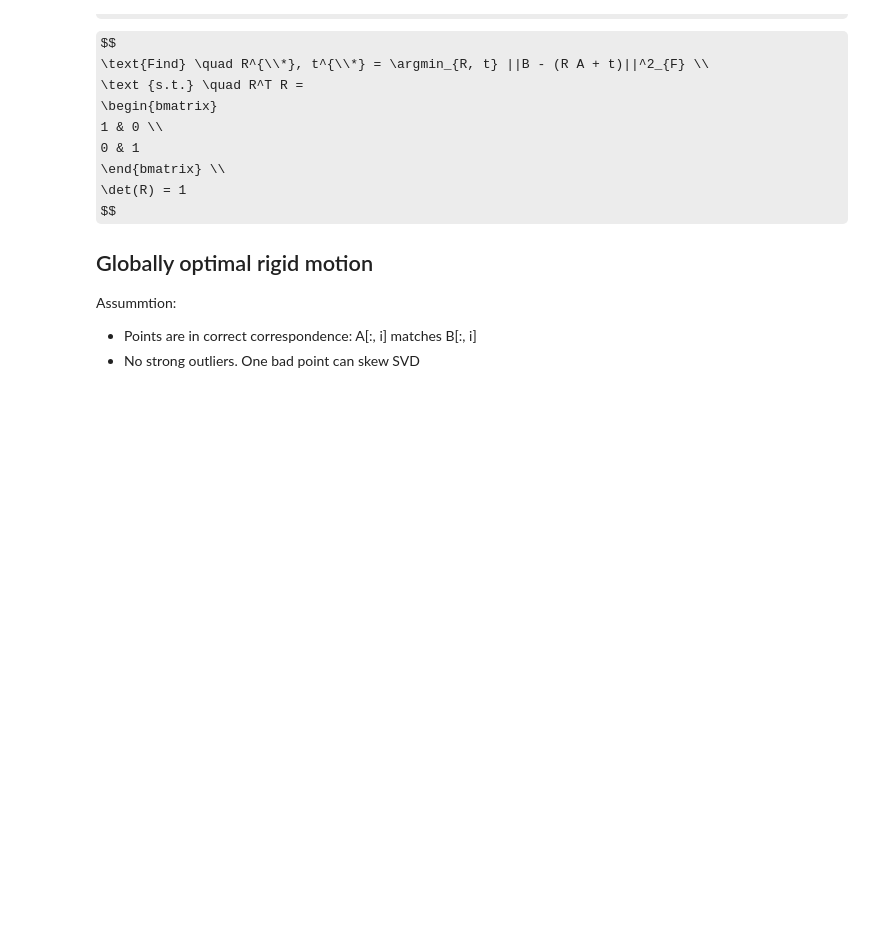
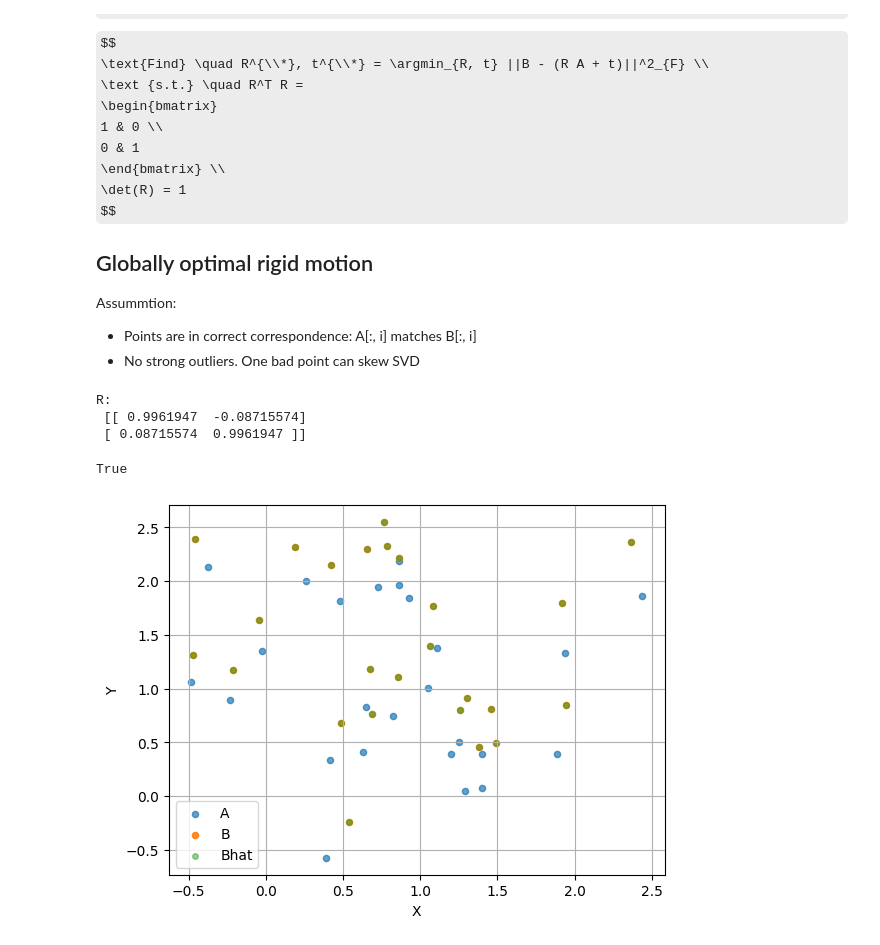
Before and after one commit to QuangMDoan/autonomy, a Jupyter notebook: hw3/hw3p3/icp2.ipynb, the cells around one changed output. Cells and saved outputs as stored; diff of their text form; code cells hidden in the pictures; some formulas as TeX source; blank space fills up the shorter version.

```diff
--- a/hw3/hw3p3/icp2.ipynb
+++ b/hw3/hw3p3/icp2.ipynb
@@ -41,12 +41,16 @@ import matplotlib.pyplot as plt
 A = np.loadtxt('data/A.txt')
 B = np.loadtxt('data/B.txt')
 
-def plot_points(A, B):
+def plot_points(A, B, Bhat=None):
     x, y = A
     plt.scatter(x, y, s=20, alpha=0.7, label="A")
 
     x, y = B
-    plt.scatter(x, y, s=20, alpha=0.7, label="B")
+    plt.scatter(x, y, s=20, alpha=0.9, label="B")
+
+    if Bhat is not None:
+        x, y = Bhat
+        plt.scatter(x, y, s=16, alpha=0.5, label="Bhat")
 
     plt.grid(True)
     plt.xlabel("X")
@@ -141,5 +145,19 @@ def estimate_motion(A:np.ndarray , B:np.ndarray) -> tuple[np.ndarray, np.ndarray
     return (R, t)
 
 R, t = estimate_motion(A, B)
-Rsol = np.loadtxt("data/R.txt")
-tsol = np.loadtxt("data/t.txt")
+print(f"R: \n {R}")
+Rsol = np.loadtxt('data/R.txt')
+np.allclose(Rsol, R)
+# %% [output]
+R:
+ [[ 0.9961947  -0.08715574]
+ [ 0.08715574  0.9961947 ]]
+True
+# %%
+# Compute Bhat = R*A+t
+Bhat = R @ A + t.reshape(2, 1)
+plot_points(A, B, Bhat)
+
+# as you can see Bhat points overlapping B points almost perfectly
+# %% [output]
+[figure, added]
```
